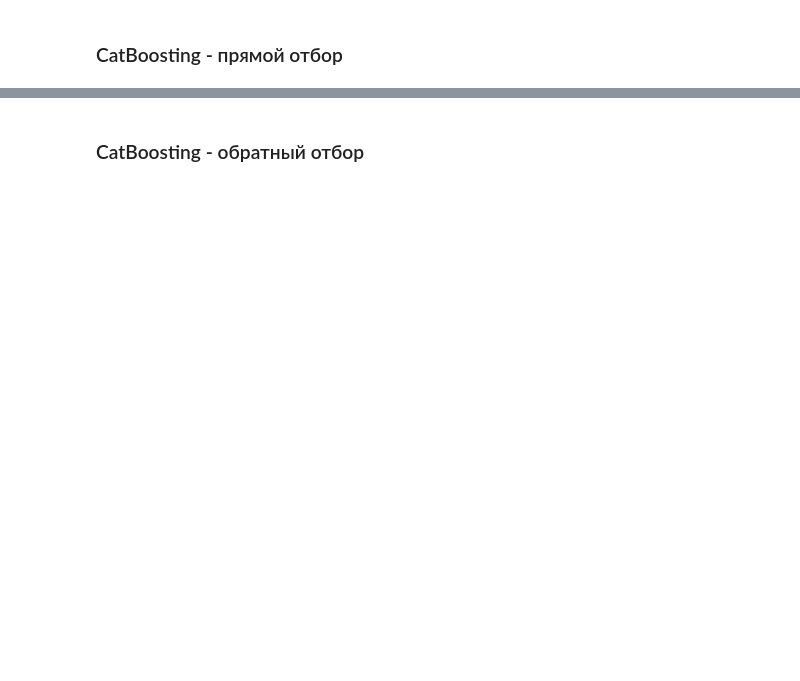
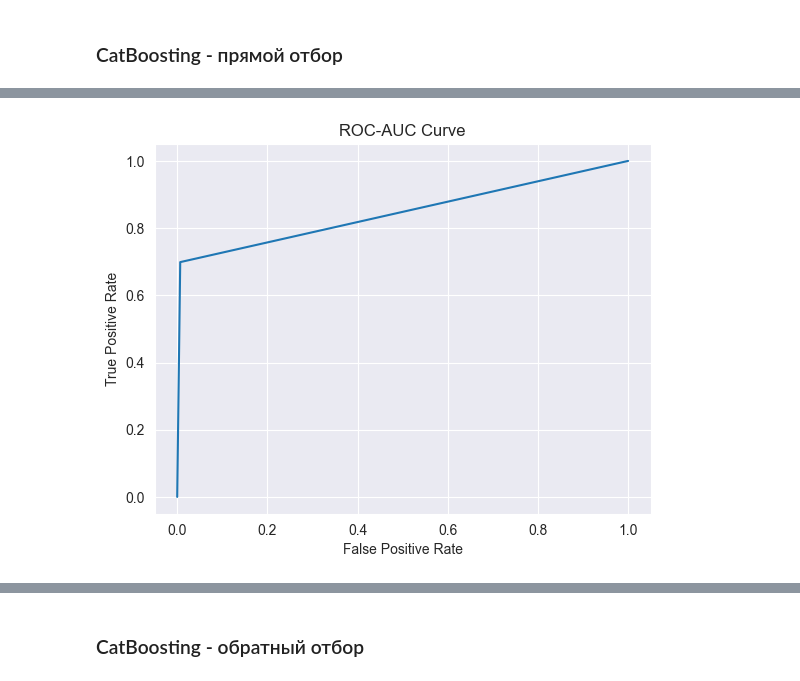
Before and after one commit to KirillPogranichny/ml-fefu-course, a Jupyter notebook: XGBoost.ipynb, the cells around one changed output, grey strips where cells are left out. Drawn from its saved outputs; the diff is of its cells as text; code cells hidden in the pictures; blank space fills up the shorter version.

```diff
--- a/XGBoost.ipynb
+++ b/XGBoost.ipynb
@@ -444,0 +517,5 @@ for key, value in trial_forward.params.items():
+# %%
+model_forward = CatBoostClassifier(**trial_forward.params, verbose=False)
+model_forward.fit(X_train_forward, y_train)
+y_pred_forward = model_forward.predict(X_test_forward)
+print(metrics.classification_report(y_test, y_pred_forward))
@@ -452,3 +546,5 @@ print(f'AUC = {metrics.roc_auc_score(y_test, y_pred_forward)}\n'
 # %%
-plot_roc_curve(y_train, y_pred_forward)
+plot_roc_curve(y_test, y_pred_forward)
+# %% [output]
+[figure, added]
 # %%
```
Also changed, not shown: parts of 32 cells of this notebook.
